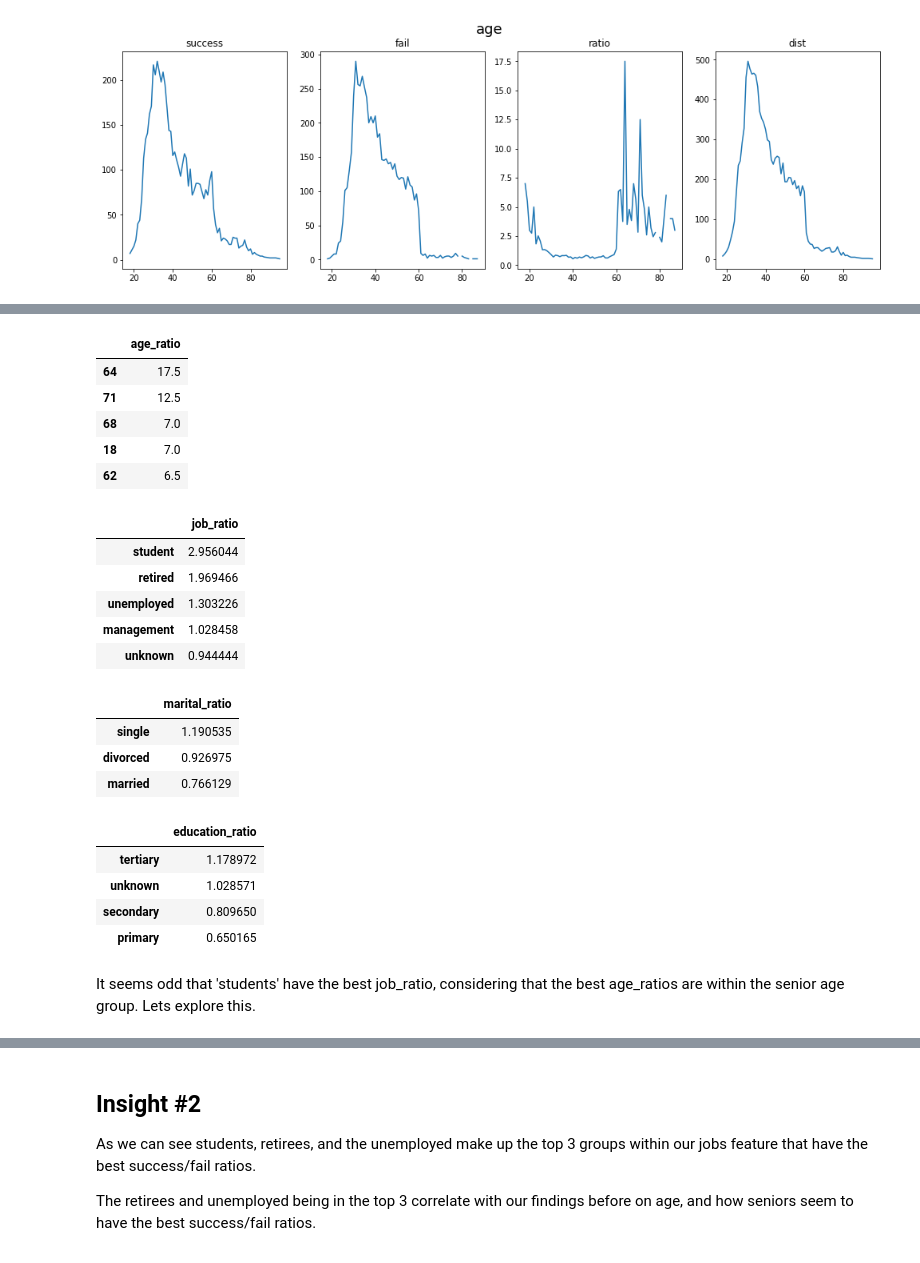
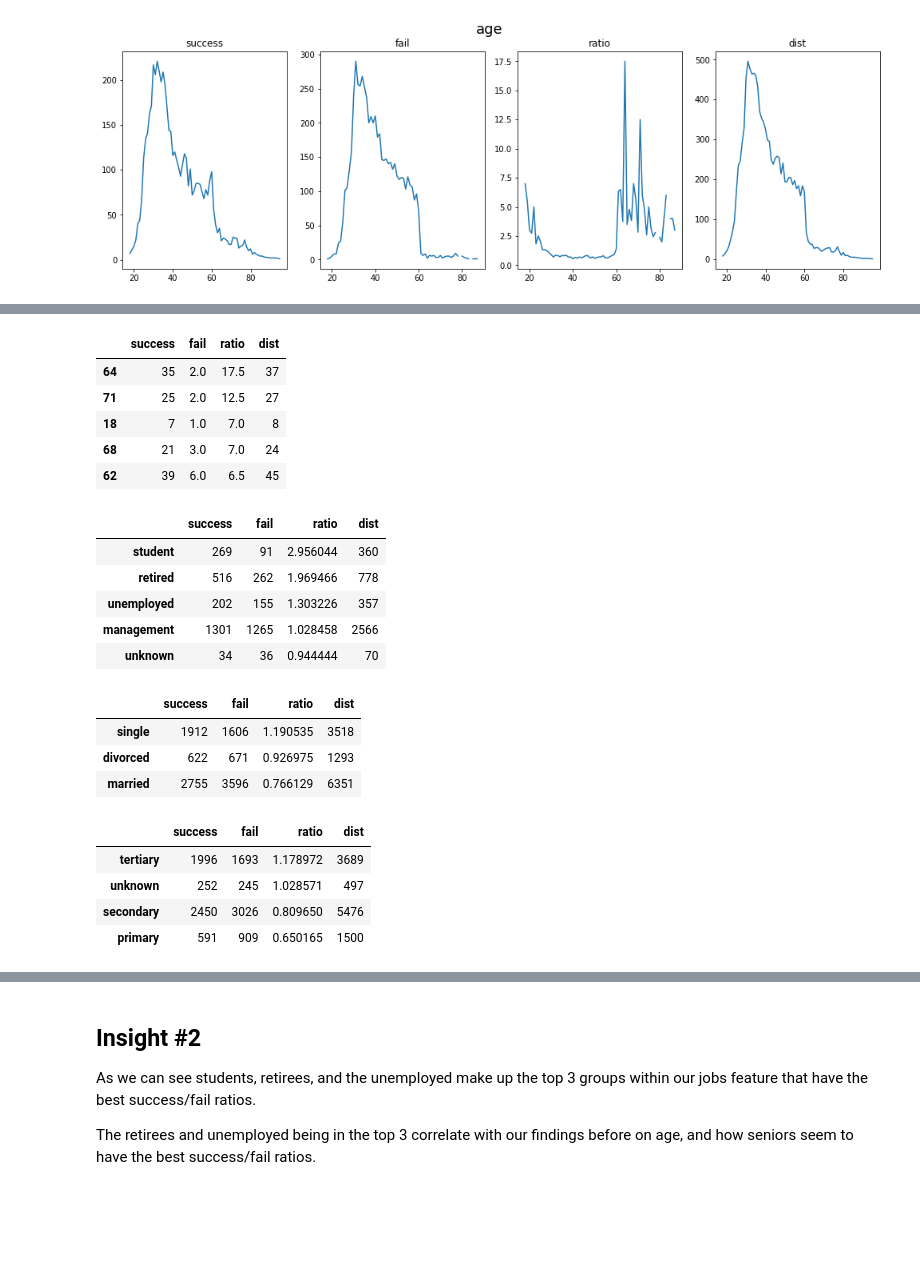
Before and after one commit to Edwardp17/Kaggle, a Jupyter notebook: marketing_bank/marketing_bank.ipynb, the cells around one changed output, grey strips where cells are left out. Cells and saved outputs as stored; diff of their text form; code cells hidden in the pictures; blank space fills up the shorter version.

```diff
--- a/marketing_bank/marketing_bank.ipynb
+++ b/marketing_bank/marketing_bank.ipynb
@@ -262,37 +214,35 @@ I would recommend to the marketing team to prioritize marketing to individuals i
 # %%
-col_names = ['age','job','marital','education']
-def top_5_ratio(df, col_names):
-    for col in col_names:
-        success = df[col][df['deposit'] == 1].value_counts()
-        fail = df[col][df['deposit'] == 0].value_counts()
-        ratio = success / fail
-        ratio.sort_values(ascending = False, inplace = True)
-        ratio = ratio.head(n=5)
-        col = pd.DataFrame({col + '_ratio' : ratio.values}, index = ratio.index)
-        display(col)
+col_names = ['age', 'job','marital','education']
+def top_5(df, cols):
+    for col in cols:
+        df_5 = pd.DataFrame()
+        df_5['success'] = df[col][df['deposit'] == 1].value_counts()
+        df_5['fail'] = df[col][df['deposit'] == 0].value_counts()
+        df_5['ratio'] = df_5['success'] / df_5['fail']
+        df_5['dist'] = df[col].value_counts()
+        df_5.sort_values(by = 'ratio', ascending = False, inplace = True)
+        display(df_5.head())
 # %%
-top_5_ratio(df,col_names)
+top_5(df,col_names)
 # %% [output]
-|  | age_ratio |
-| 64 | 17.5 |
-| 71 | 12.5 |
-| 68 | 7.0 |
-| 18 | 7.0 |
-| 62 | 6.5 |
+|  | success | fail | ratio | dist |
+| 64 | 35 | 2.0 | 17.5 | 37 |
+| 71 | 25 | 2.0 | 12.5 | 27 |
+| 18 | 7 | 1.0 | 7.0 | 8 |
+| 68 | 21 | 3.0 | 7.0 | 24 |
+| 62 | 39 | 6.0 | 6.5 | 45 |
-|  | job_ratio |
-| student | 2.956044 |
-| retired | 1.969466 |
-| unemployed | 1.303226 |
-| management | 1.028458 |
-| unknown | 0.944444 |
+|  | success | fail | ratio | dist |
+| student | 269 | 91 | 2.956044 | 360 |
+| retired | 516 | 262 | 1.969466 | 778 |
+| unemployed | 202 | 155 | 1.303226 | 357 |
+| management | 1301 | 1265 | 1.028458 | 2566 |
+| unknown | 34 | 36 | 0.944444 | 70 |
-|  | marital_ratio |
-| single | 1.190535 |
-| divorced | 0.926975 |
-| married | 0.766129 |
+|  | success | fail | ratio | dist |
+| single | 1912 | 1606 | 1.190535 | 3518 |
+| divorced | 622 | 671 | 0.926975 | 1293 |
+| married | 2755 | 3596 | 0.766129 | 6351 |
-|  | education_ratio |
-| tertiary | 1.178972 |
-| unknown | 1.028571 |
-| secondary | 0.809650 |
-| primary | 0.650165 |
+|  | success | fail | ratio | dist |
+| tertiary | 1996 | 1693 | 1.178972 | 3689 |
+| unknown | 252 | 245 | 1.028571 | 497 |
+| secondary | 2450 | 3026 | 0.809650 | 5476 |
+| primary | 591 | 909 | 0.650165 | 1500 |
-# %% [markdown]
-It seems odd that 'students' have the best job_ratio, considering that the best age_ratios are within the senior age group. Lets explore this.
```
Also changed, not shown: parts of 24 cells of this notebook.
